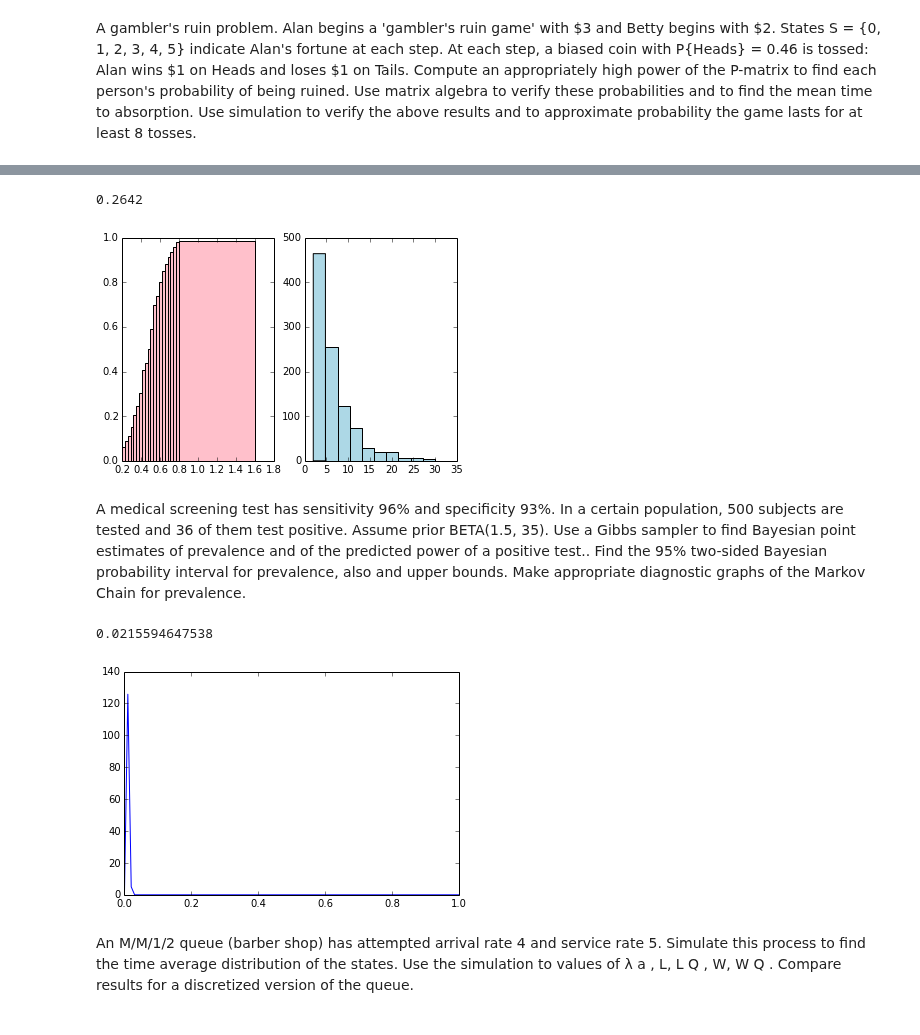
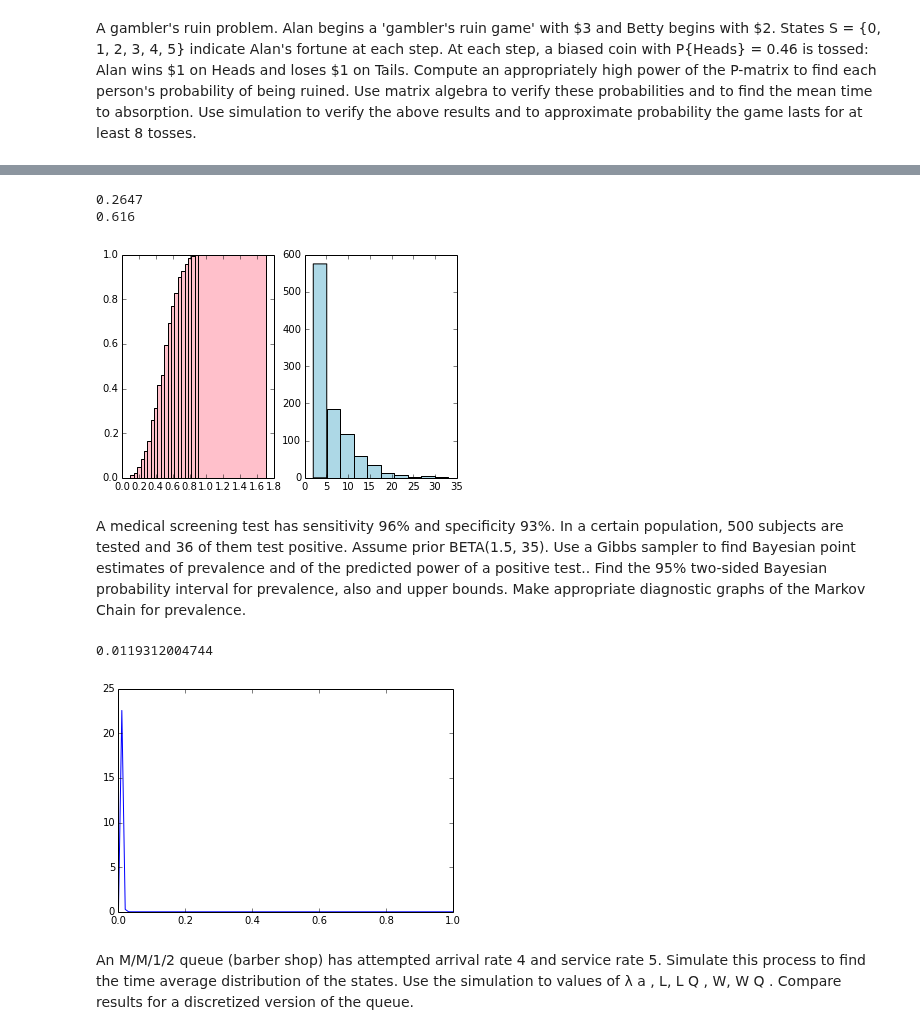
Before and after one commit to Chuphay/school, a Jupyter notebook: simulation/Final.ipynb, the cells around one changed output, grey strips where cells are left out. Cells and saved outputs as stored; diff of their text form; code cells hidden in the pictures.

```diff
--- a/simulation/Final.ipynb
+++ b/simulation/Final.ipynb
@@ -12,36 +12,38 @@ Populating the interactive namespace from numpy and matplotlib
 # %%
 def playGame(heads, tails, probability):
     turns = 0
     while True:
         if((heads == 0) or (tails == 0)):
             break
 
         turns += 1
         if (rand()<probability):
             heads += 1
             tails -= 1
         else:
             heads -= 1
             tails += 1
 
     return [heads != 0, turns]
 
 def getData(amount, headsInitial, tailsInitial, probability):
     return array([playGame(headsInitial, tailsInitial, probability) for i in range(amount)])
 
 
 subplot(121)
-x = linspace(0.2,0.8,21)
+x = linspace(0.1,0.9,21)
 different_prob = [getData(1000, 3, 2, prob).mean(axis =0)[0] for prob in x]
 bar(x,different_prob, color = "pink")
 
 subplot(122)
 hist(getData(1000, 3, 2, 0.46)[:,1], color = "lightblue");
 
 print(mean(getData(10000, 3, 2, 0.46)[:,1]>=8))
+print(getData(1000, 3, 2, 0.5).mean(axis =0)[0])
 # %% [output]
-0.2642
+0.2647
+0.616
-[figure, old version]
+[figure, new version]
 # %% [markdown]
 A medical screening test has sensitivity 96% and specificity 93%. In a certain population, 500 subjects are tested
 and 36 of them test positive.
@@ -49,19 +51,17 @@ Assume prior BETA(1.5, 35). Use a Gibbs sampler to find Bayesian point estimates
 power of a positive test.. Find the 95% two-sided Bayesian probability interval for prevalence, also and upper bounds.
 Make appropriate diagnostic graphs of the Markov Chain for prevalence.
 # %%
-sensitivity = 0.95
-specificity = 0.93
-test_positive = 49
-subjects = 1000
+eta = sensitivity = 0.96
+theta = specificity = 0.93
+test_positive = 35
+subjects = 500
 test_negative = subjects - test_positive
 
 from scipy.stats import beta, binom
-a, b, eta, theta = 1, 1, 0.99, 0.97
+a, b = 1.5, 35
 x = linspace(0,1,100)
-#plot(beta.pdf(x,a,b))
 
-beta.rvs(1,1)
-binom.rvs(39,0.5)
+
 m = 1000
 p = [0.0 for i in range(m)]
 p[0] = 0.5
@@ -79,8 +79,8 @@ z = linspace(0,1,100)
 plot(z,beta.pdf(z,x+y+a, subjects-x-y + b));
 print(mean(p[m//2:]))  #python 3 hack
 # %% [output]
-0.0215594647538
+0.0119312004744
-[figure, old version]
+[figure, new version]
 # %% [markdown]
 An M/M/1/2 queue (barber shop) has attempted arrival rate 4 and service rate 5.
 Simulate this process to find the time average distribution of the states.
```
Also changed, not shown: parts of 9 cells of this notebook.
